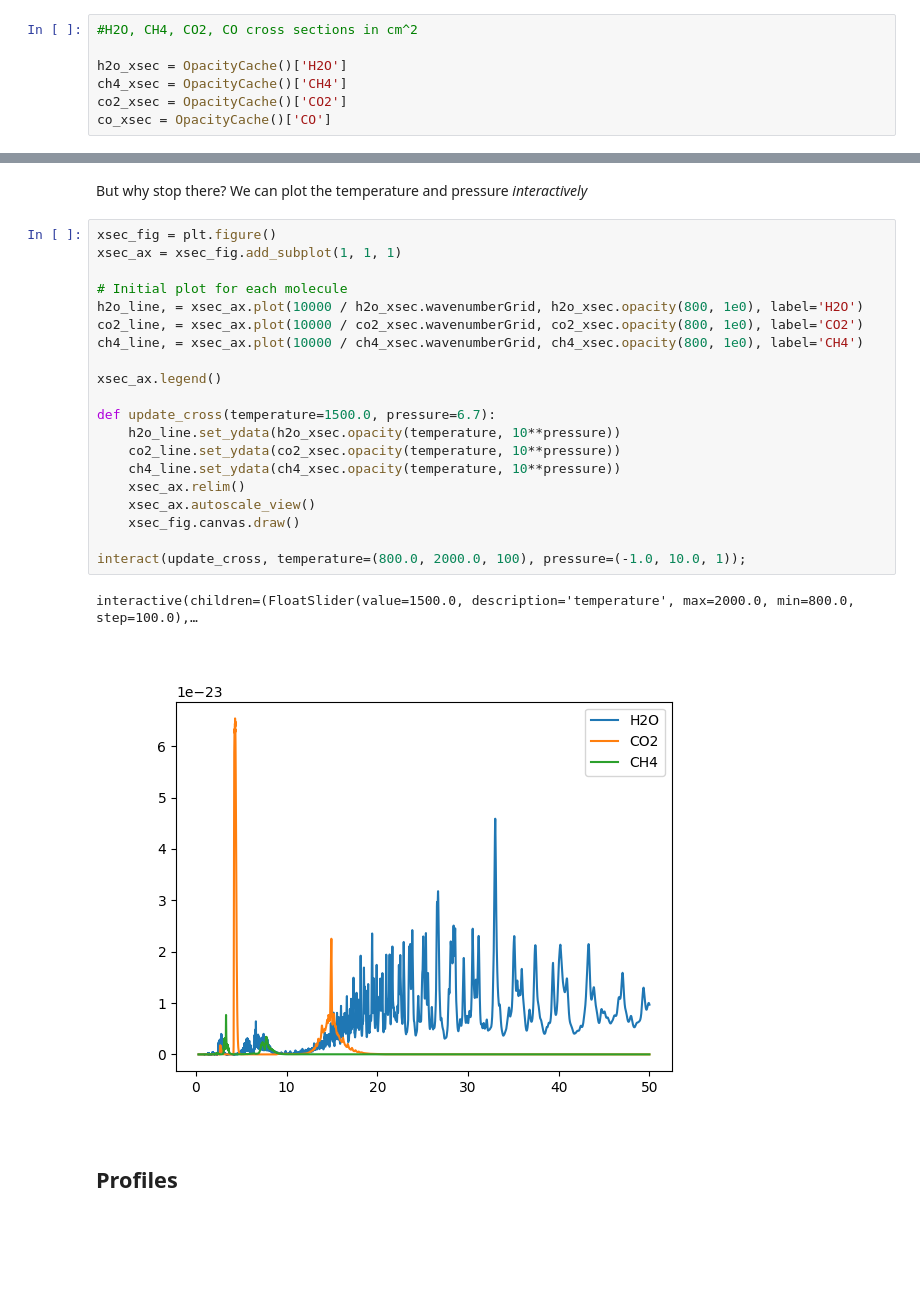
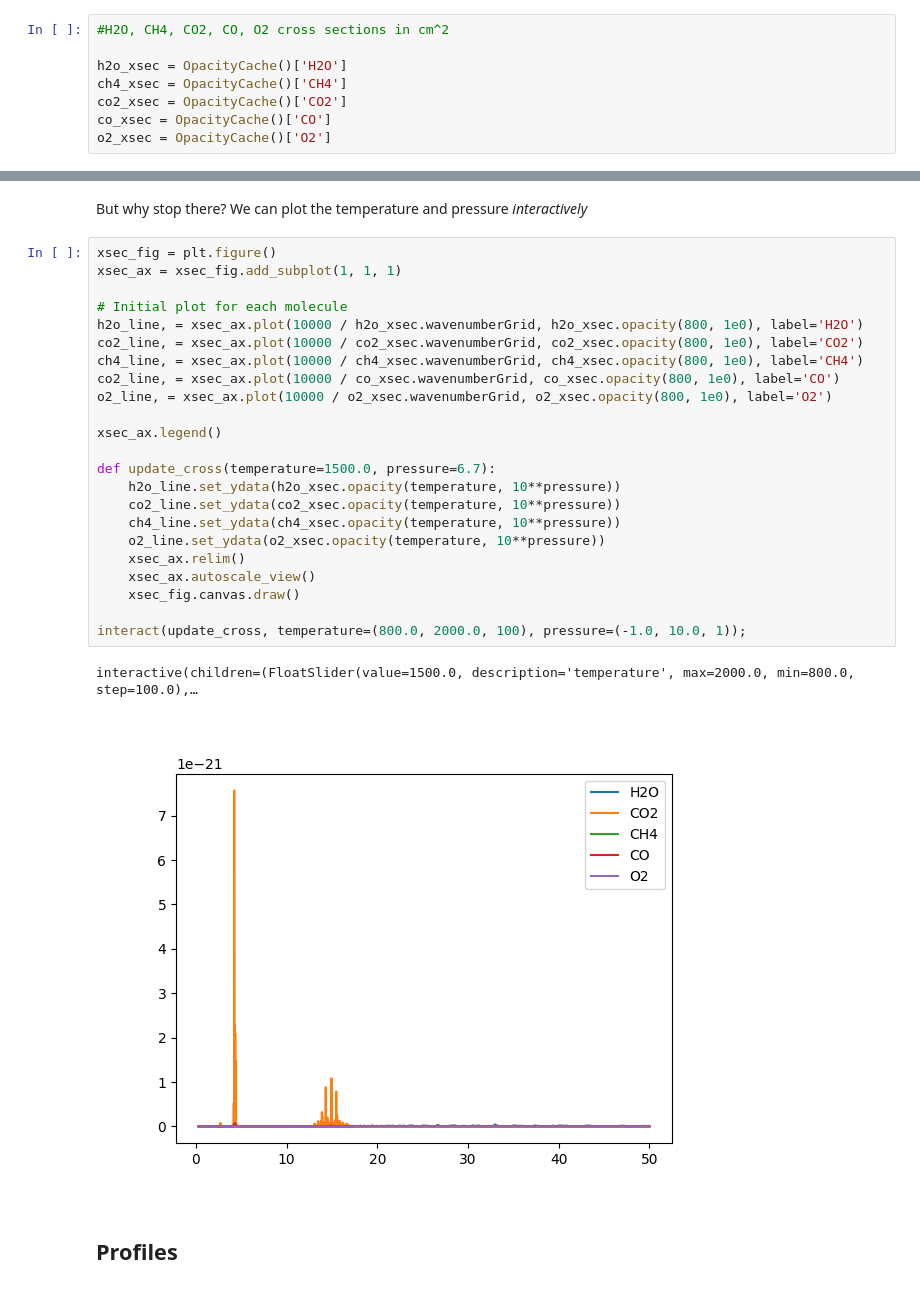
Before and after one commit to JeremySJohn/comp_astro_24, a Jupyter notebook: atmosphere/quickstart.ipynb, the cells around one changed output, grey strips where cells are left out. Drawn from its saved outputs; the diff is of its cells as text; blank space fills up the shorter version.

```diff
--- a/atmosphere/quickstart.ipynb
+++ b/atmosphere/quickstart.ipynb
@@ -33,12 +33,13 @@ CIACache().set_cia_path(r"C:\Users\Kevin\OneDrive\Documentos\UNIPD\2_year\comput
 # %% [markdown]
 TauREx3 is now ready to use them! For fun lets, try grabbing the H2O cross-section and plotting it. First tell the OpacityCache function to grab it.
 # %%
-#H2O, CH4, CO2, CO cross sections in cm^2
+#H2O, CH4, CO2, CO, O2 cross sections in cm^2
 
 h2o_xsec = OpacityCache()['H2O']
 ch4_xsec = OpacityCache()['CH4']
 co2_xsec = OpacityCache()['CO2']
 co_xsec = OpacityCache()['CO']
+o2_xsec = OpacityCache()['O2']
 # %% [markdown]
 Now we can compute the cross-section for any pressure and temperature!
 Lets try 2000K and 10 Pa.
@@ -55,26 +56,29 @@ But why stop there? We can plot the temperature and pressure *interactively*
 # %%
 xsec_fig = plt.figure()
 xsec_ax = xsec_fig.add_subplot(1, 1, 1)
 
 # Initial plot for each molecule
 h2o_line, = xsec_ax.plot(10000 / h2o_xsec.wavenumberGrid, h2o_xsec.opacity(800, 1e0), label='H2O')
 co2_line, = xsec_ax.plot(10000 / co2_xsec.wavenumberGrid, co2_xsec.opacity(800, 1e0), label='CO2')
 ch4_line, = xsec_ax.plot(10000 / ch4_xsec.wavenumberGrid, ch4_xsec.opacity(800, 1e0), label='CH4')
+co2_line, = xsec_ax.plot(10000 / co_xsec.wavenumberGrid, co_xsec.opacity(800, 1e0), label='CO')
+o2_line, = xsec_ax.plot(10000 / o2_xsec.wavenumberGrid, o2_xsec.opacity(800, 1e0), label='O2')
 
 xsec_ax.legend()
 
 def update_cross(temperature=1500.0, pressure=6.7):
     h2o_line.set_ydata(h2o_xsec.opacity(temperature, 10**pressure))
     co2_line.set_ydata(co2_xsec.opacity(temperature, 10**pressure))
     ch4_line.set_ydata(ch4_xsec.opacity(temperature, 10**pressure))
+    o2_line.set_ydata(o2_xsec.opacity(temperature, 10**pressure))
     xsec_ax.relim()
     xsec_ax.autoscale_view()
     xsec_fig.canvas.draw()
 
 interact(update_cross, temperature=(800.0, 2000.0, 100), pressure=(-1.0, 10.0, 1));
 # %% [output]
 interactive(children=(FloatSlider(value=1500.0, description='temperature', max=2000.0, min=800.0, step=100.0),…
-[figure, old version]
+[figure, new version]
 # %% [markdown]
 ## Profiles
 # %% [markdown]
```
Also changed, not shown: parts of 14 cells of this notebook, 1 other file.
